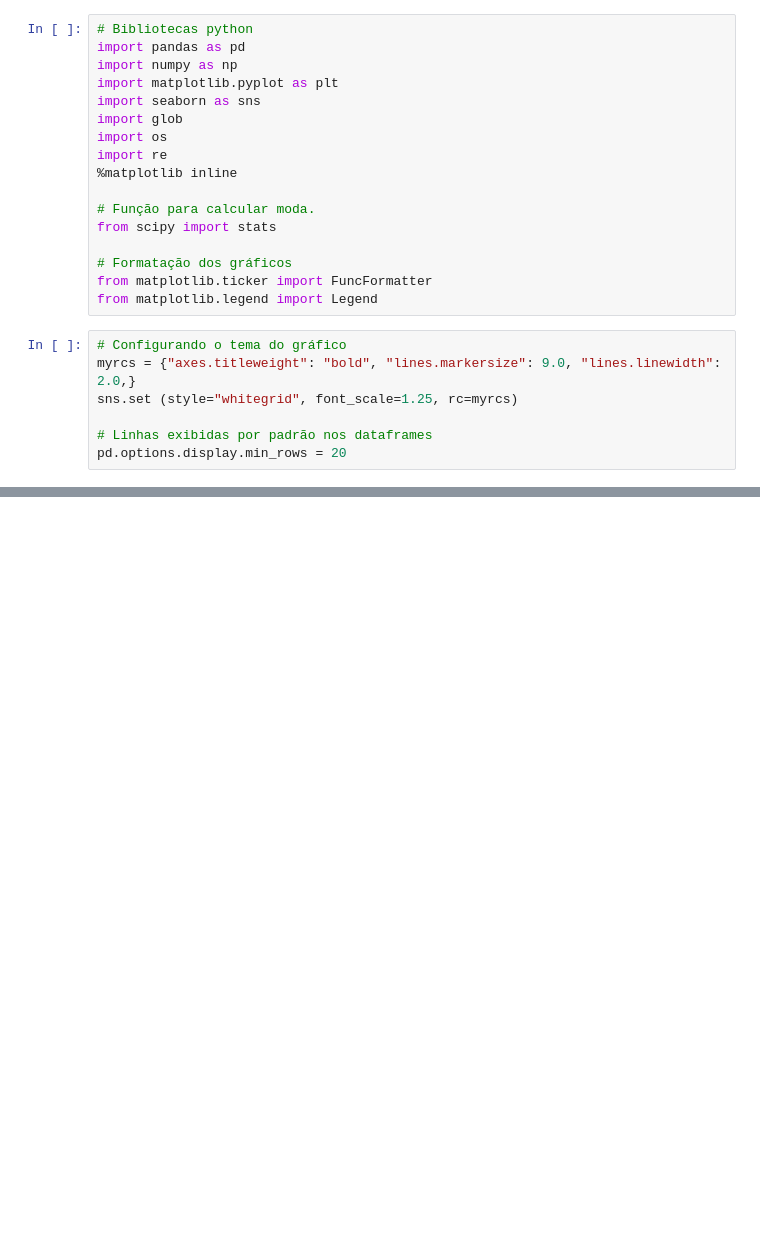
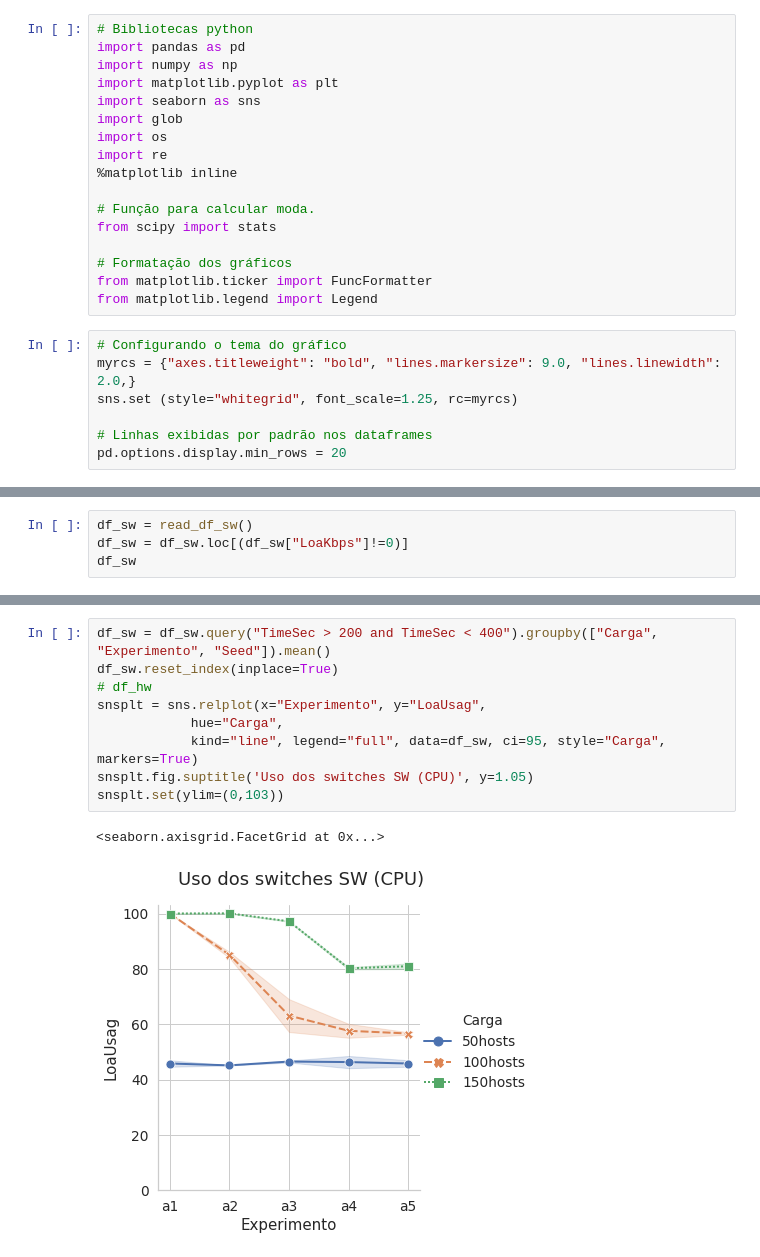
Before and after one commit to pedrobellotti/iperftestes, a Jupyter notebook: Simulacao/NovoArtigo/analiseEstavel.ipynb, the cells around one changed output, grey strips where cells are left out. Saved outputs shown, nothing was run; the diff lists cells and outputs as text; blank space fills up the shorter version.

```diff
--- a/Simulacao/NovoArtigo/analiseEstavel.ipynb
+++ b/Simulacao/NovoArtigo/analiseEstavel.ipynb
@@ -100,0 +122,4 @@ df_plot
+# %%
+df_sw = read_df_sw()
+df_sw = df_sw.loc[(df_sw["LoaKbps"]!=0)]
+df_sw
@@ -100,0 +146,12 @@ df_plot
+# %%
+df_sw = df_sw.query("TimeSec > 200 and TimeSec < 400").groupby(["Carga", "Experimento", "Seed"]).mean()
+df_sw.reset_index(inplace=True)
+# df_hw
+snsplt = sns.relplot(x="Experimento", y="LoaUsag",
+            hue="Carga",
+            kind="line", legend="full", data=df_sw, ci=95, style="Carga", markers=True)
+snsplt.fig.suptitle('Uso dos switches SW (CPU)', y=1.05)
+snsplt.set(ylim=(0,103))
+# %% [output]
+<seaborn.axisgrid.FacetGrid at 0x...>
+[figure, added]
```
Also changed, not shown: parts of 15 cells of this notebook.
